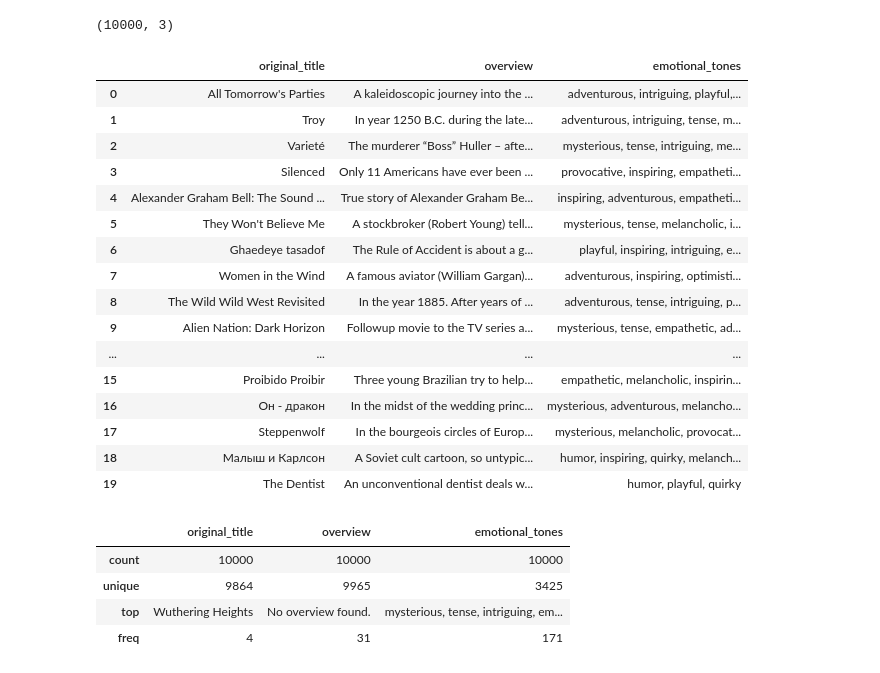
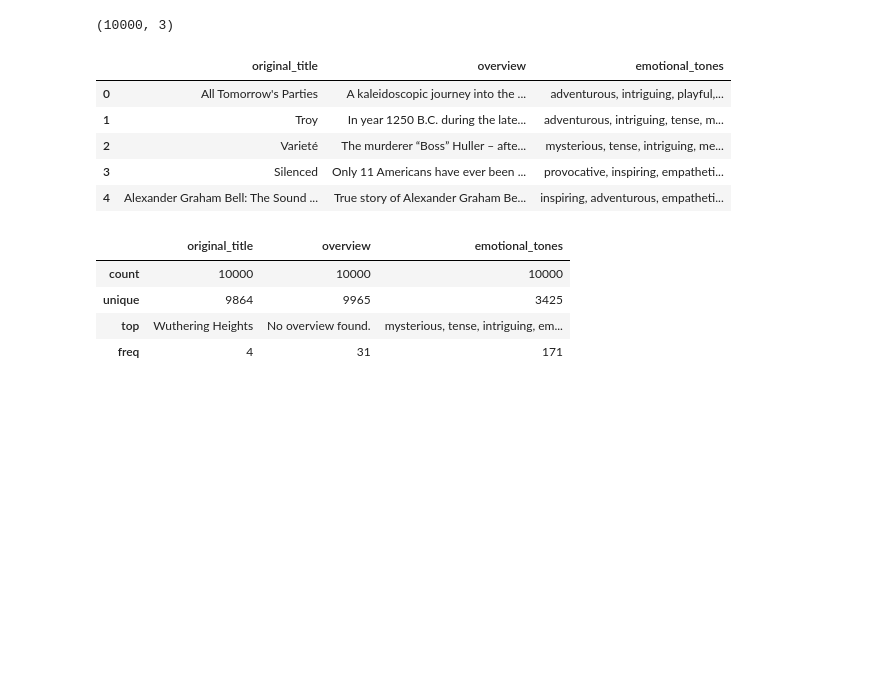
Before and after one commit to TejaPravs/homework2, a Jupyter notebook: sentiment_analysis_using_roberta.ipynb, the cells around one changed output. Drawn from its saved outputs; the diff is of its cells as text; code cells hidden in the pictures; blank space fills up the shorter version.

```diff
--- a/sentiment_analysis_using_roberta.ipynb
+++ b/sentiment_analysis_using_roberta.ipynb
@@ -104,25 +105,14 @@ train.shape
 # %% [output]
 (10000, 3)
 # %%
-train.head(20)
+train.head()
 # %% [output]
 |  | original_title | overview | emotional_tones |
 | 0 | All Tomorrow's Parties | A kaleidoscopic journey into the ... | adventurous, intriguing, playful,... |
 | 1 | Troy | In year 1250 B.C. during the late... | adventurous, intriguing, tense, m... |
 | 2 | Varieté | The murderer “Boss” Huller – afte... | mysterious, tense, intriguing, me... |
 | 3 | Silenced | Only 11 Americans have ever been ... | provocative, inspiring, empatheti... |
 | 4 | Alexander Graham Bell: The Sound ... | True story of Alexander Graham Be... | inspiring, adventurous, empatheti... |
-| 5 | They Won't Believe Me | A stockbroker (Robert Young) tell... | mysterious, tense, melancholic, i... |
-| 6 | Ghaedeye tasadof | The Rule of Accident is about a g... | playful, inspiring, intriguing, e... |
-| 7 | Women in the Wind | A famous aviator (William Gargan)... | adventurous, inspiring, optimisti... |
-| 8 | The Wild Wild West Revisited | In the year 1885. After years of ... | adventurous, tense, intriguing, p... |
-| 9 | Alien Nation: Dark Horizon | Followup movie to the TV series a... | mysterious, tense, empathetic, ad... |
-| ... | ... | ... | ... |
-| 15 | Proibido Proibir | Three young Brazilian try to help... | empathetic, melancholic, inspirin... |
-| 16 | Он - дракон | In the midst of the wedding princ... | mysterious, adventurous, melancho... |
-| 17 | Steppenwolf | In the bourgeois circles of Europ... | mysterious, melancholic, provocat... |
-| 18 | Малыш и Карлсон | A Soviet cult cartoon, so untypic... | humor, inspiring, quirky, melanch... |
-| 19 | The Dentist | An unconventional dentist deals w... | humor, playful, quirky |
 # %%
 train.describe()
 # %% [output]
```
Also changed, not shown: parts of 22 cells of this notebook.
